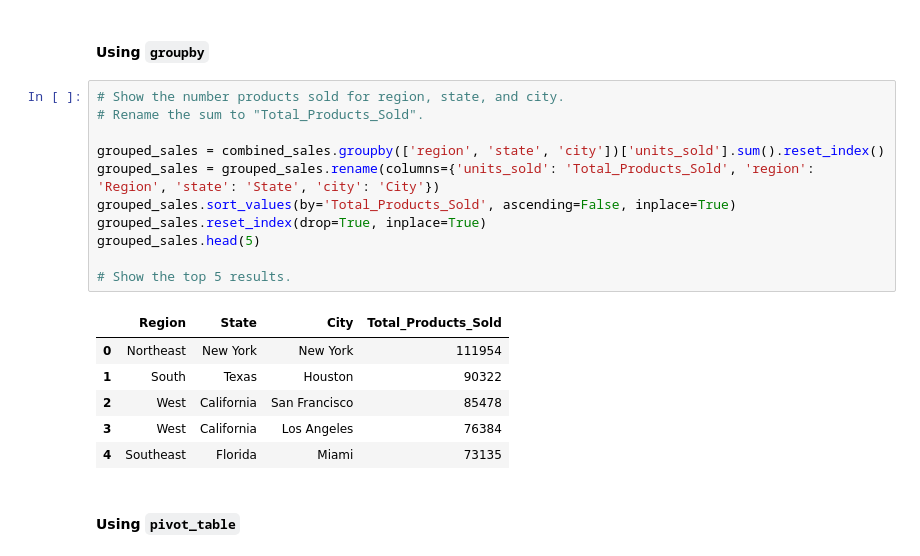
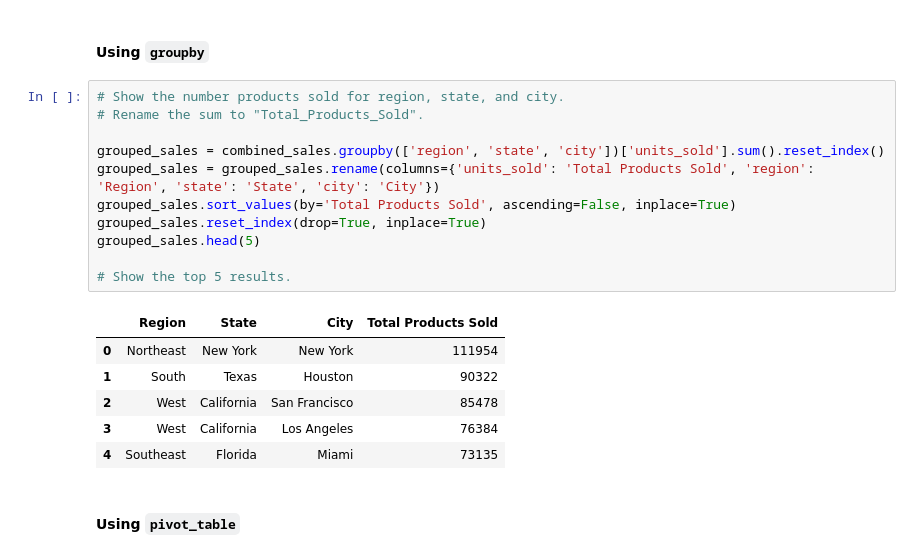
Before and after one commit to jbgraham073/athletic_sales_analysis, a Jupyter notebook: athletic_sales_analysis_starter_code.ipynb, the cells around one changed output. Cells and saved outputs as stored; diff of their text form.

```diff
--- a/athletic_sales_analysis_starter_code.ipynb
+++ b/athletic_sales_analysis_starter_code.ipynb
@@ -154,16 +154,16 @@ memory usage: 904.2+ KB
 # %%
 # Show the number products sold for region, state, and city.
 # Rename the sum to "Total_Products_Sold".
 
 grouped_sales = combined_sales.groupby(['region', 'state', 'city'])['units_sold'].sum().reset_index()
-grouped_sales = grouped_sales.rename(columns={'units_sold': 'Total_Products_Sold', 'region': 'Region', 'state': 'State', 'city': 'City'})
-grouped_sales.sort_values(by='Total_Products_Sold', ascending=False, inplace=True)
+grouped_sales = grouped_sales.rename(columns={'units_sold': 'Total Products Sold', 'region': 'Region', 'state': 'State', 'city': 'City'})
+grouped_sales.sort_values(by='Total Products Sold', ascending=False, inplace=True)
 grouped_sales.reset_index(drop=True, inplace=True)
 grouped_sales.head(5)
 
 # Show the top 5 results.
 # %% [output]
-|  | Region | State | City | Total_Products_Sold |
+|  | Region | State | City | Total Products Sold |
 | 0 | Northeast | New York | New York | 111954 |
 | 1 | South | Texas | Houston | 90322 |
 | 2 | West | California | San Francisco | 85478 |
```
Also changed, not shown: parts of 13 cells of this notebook.
